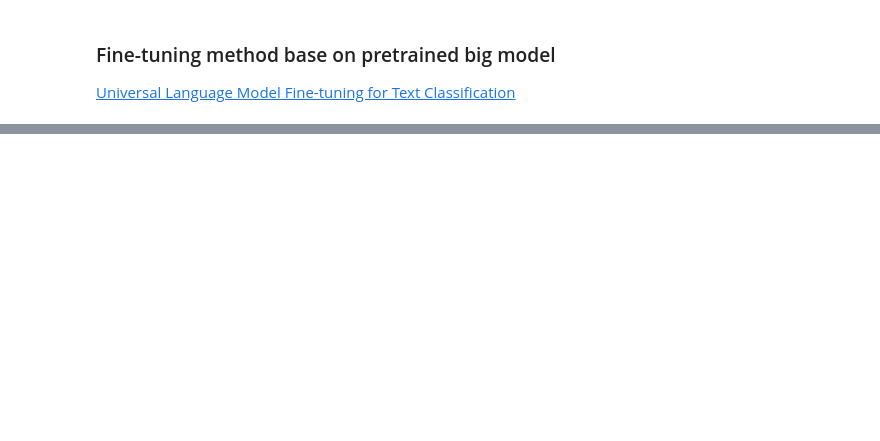
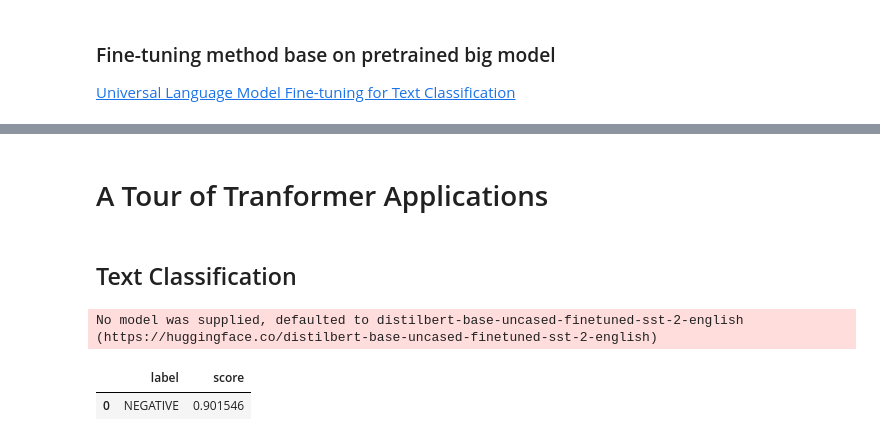
Before and after one commit to ShadowWang-oo/NLP-with-Transformers, a Jupyter notebook: Chapter 1. Hello Transformers.ipynb, the cells around one changed output, grey strips where cells are left out. Saved outputs shown, nothing was run; the diff lists cells and outputs as text; code cells hidden in the pictures; blank space fills up the shorter version.

```diff
--- a/Chapter 1. Hello Transformers.ipynb
+++ b/Chapter 1. Hello Transformers.ipynb
@@ -31,0 +90,27 @@ The English sentence "Transformers are great!" is encoded as a hidden state vect
+# %% [markdown]
+# A Tour of Tranformer Applications
+# %%
+#熟悉transoformers的pipeline
+
+text = """Dear Amazon, last week I ordered an Optimus Prime action figure
+from your online store in Germany. Unfortunately, when I opened the package,
+I discovered to my horror that I had been sent an action figure of Megatron
+instead! As a lifelong enemy of the Decepticons, I hope you can understand my
+dilemma. To resolve the issue, I demand an exchange of Megatron for the
+Optimus Prime figure I ordered. Enclosed are copies of my records concerning
+this purchase. I expect to hear from you soon. Sincerely, Bumblebee."""
+# %% [markdown]
+## Text Classification
+# %%
+from transformers import pipeline
+#默认情况下text-classification使用的是情感分类模型
+classifier = pipeline("text-classification")
+# %% [output]
+No model was supplied, defaulted to distilbert-base-uncased-finetuned-sst-2-english (https://huggingface.co/distilbert-base-uncased-finetuned-sst-2-english)
+# %%
+import pandas as pd
+outputs = classifier(text)
+pd.DataFrame(outputs)
+# %% [output]
+|  | label | score |
+| 0 | NEGATIVE | 0.901546 |
```
Also changed, not shown: parts of 21 cells of this notebook.
